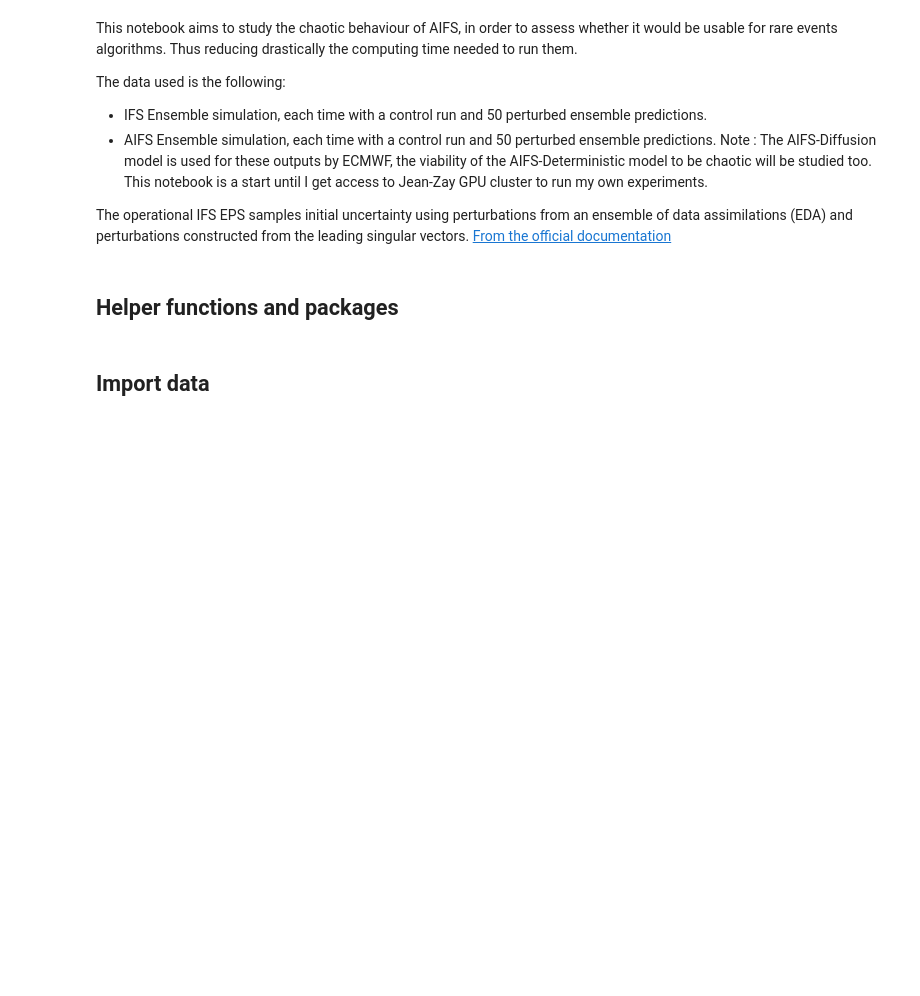
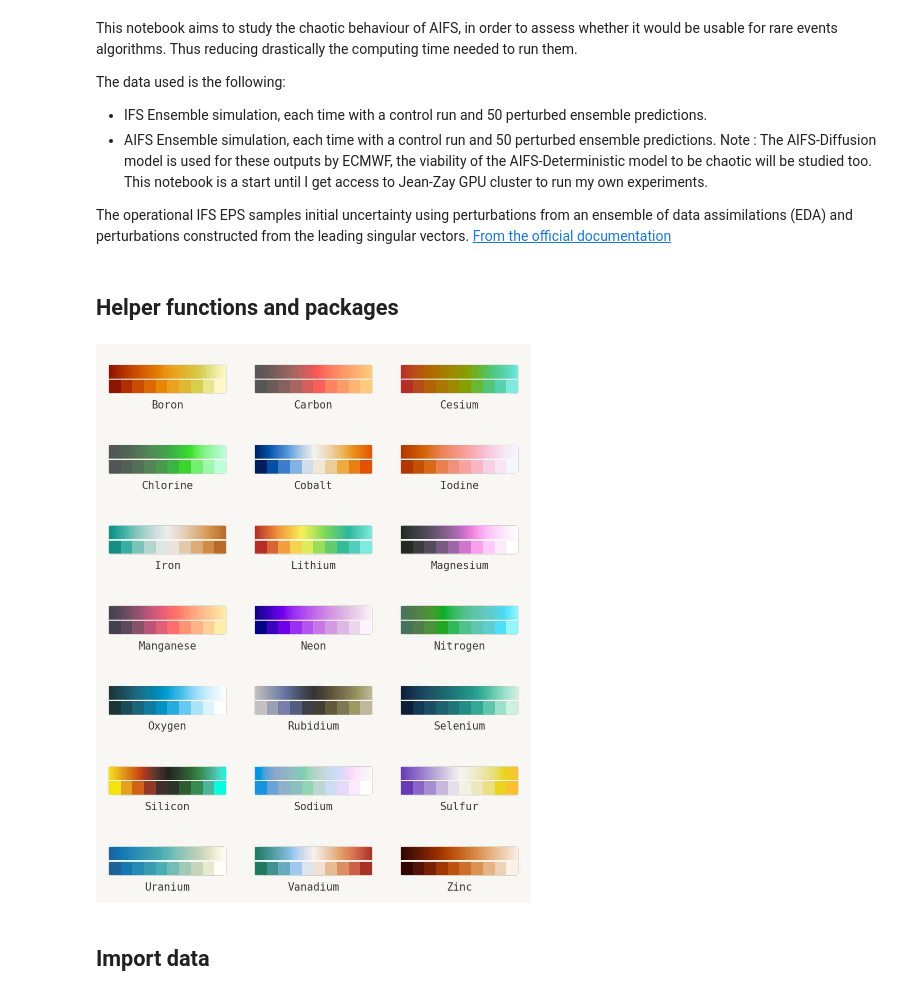
Before and after one commit to paoloChevalier/rare-event-simulation-using-ai-weather-forecasting, a Jupyter notebook: Notebooks/lyapunov_exponents_ensemble_forecasts_ecmwf.ipynb, the cells around one changed output. Drawn from its saved outputs; the diff is of its cells as text; code cells hidden in the pictures; blank space fills up the shorter version.

```diff
--- a/Notebooks/lyapunov_exponents_ensemble_forecasts_ecmwf.ipynb
+++ b/Notebooks/lyapunov_exponents_ensemble_forecasts_ecmwf.ipynb
@@ -21,6 +26,10 @@ import glob
 %load_ext autoreload
 %autoreload 2
 %config InlineBackend.figure_format="jpeg"
+# %%
+ncp.pal_all()
+# %% [output]
+[figure, added]
 # %%
 france_latitude_bnd = slice(42, 51)
 france_longitude_bnd = slice(-5, 8)
```
Also changed, not shown: parts of 64 cells of this notebook.
